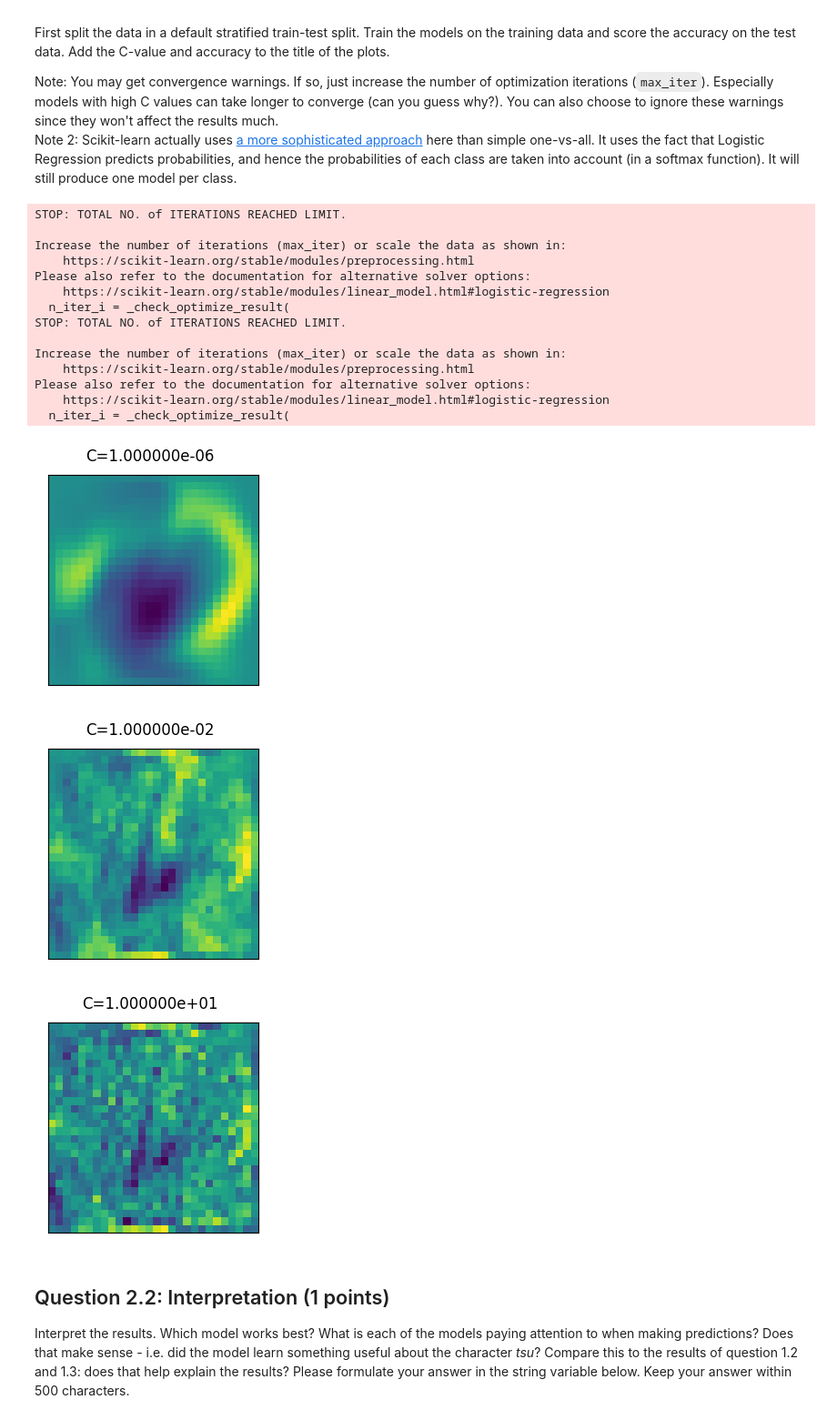
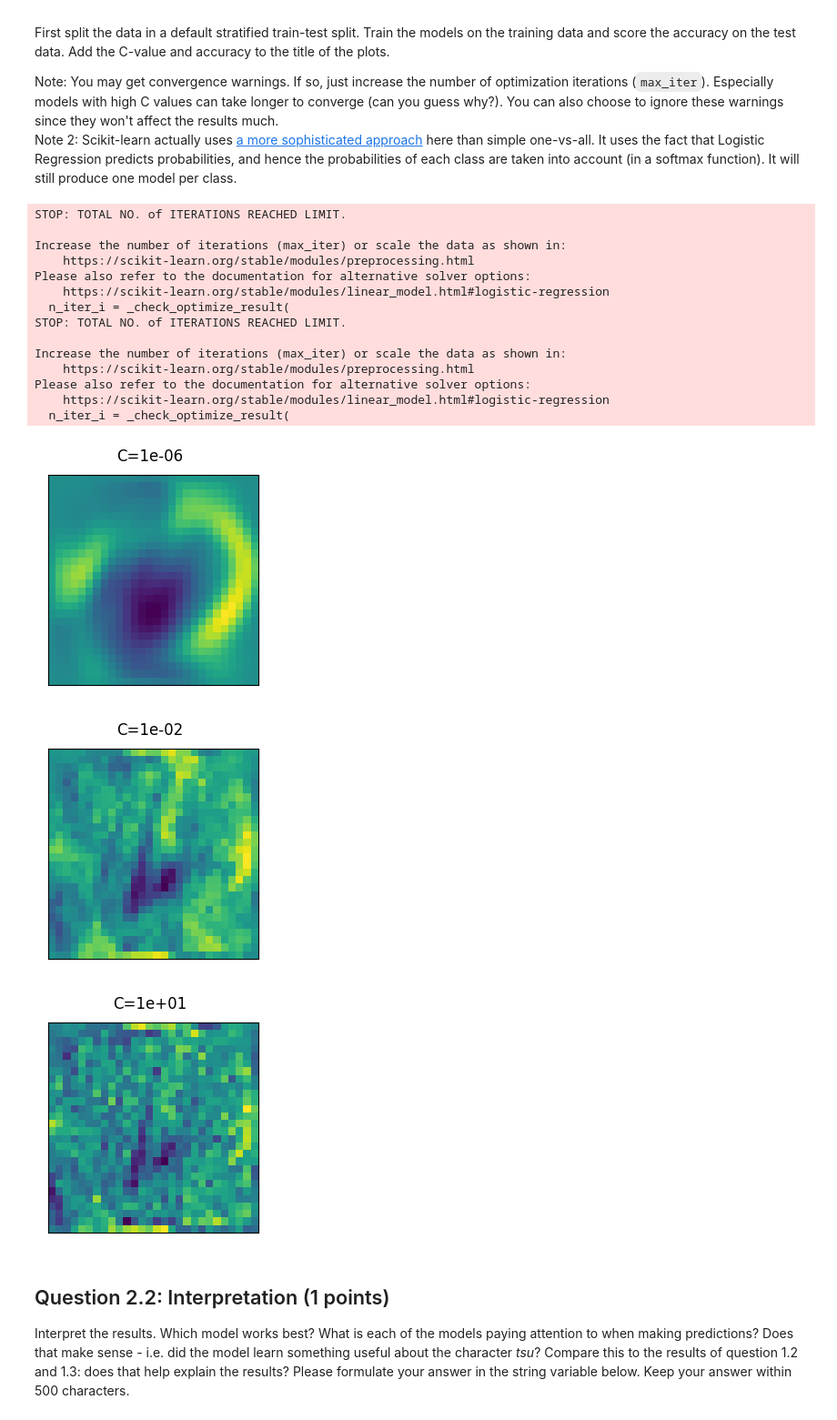
Before and after one commit to n-roussos/ml-course-tue, a Jupyter notebook: Assignment_1.ipynb, the cells around one changed output. Shown at 91% size. Drawn from its saved outputs; the diff is of its cells as text; code cells hidden in the pictures.

```diff
--- a/Assignment_1.ipynb
+++ b/Assignment_1.ipynb
@@ -242,37 +242,37 @@ def plot_tsu_coefficients(X,y):
     X -- the data for training and testing
     y -- the correct labels
 
     Returns: 3 plots, as described above.
     """
     TSU_INDEX = 3
     c_values = [1e-6, 0.01, 10]
     for C in c_values:
         logistic_regressor = LogisticRegression(C=C)
         logistic_regressor.fit(X, y)
 
         tsu_coefs = logistic_regressor.coef_[TSU_INDEX, :]
-        name = "C={:e}".format(C)
+        name = "C={:1.0e}".format(C)
         plot_coefficients(tsu_coefs, name=name)
     pass
 plot_tsu_coefficients(X,y)
 # %% [output]
 STOP: TOTAL NO. of ITERATIONS REACHED LIMIT.
 
 Increase the number of iterations (max_iter) or scale the data as shown in:
     https://scikit-learn.org/stable/modules/preprocessing.html
 Please also refer to the documentation for alternative solver options:
     https://scikit-learn.org/stable/modules/linear_model.html#logistic-regression
   n_iter_i = _check_optimize_result(
 STOP: TOTAL NO. of ITERATIONS REACHED LIMIT.
 
 Increase the number of iterations (max_iter) or scale the data as shown in:
     https://scikit-learn.org/stable/modules/preprocessing.html
 Please also refer to the documentation for alternative solver options:
     https://scikit-learn.org/stable/modules/linear_model.html#logistic-regression
   n_iter_i = _check_optimize_result(
-[figure, old version]
+[figure, new version]
-[figure, old version]
+[figure, new version]
-[figure, old version]
+[figure, new version]
 # %% [markdown]
 ## Question 2.2: Interpretation (1 points)
 Interpret the results. Which model works best? What is each of the models paying attention to when making predictions? Does that make sense - i.e. did the model learn something useful about the character *tsu*? Compare this to the results of question 1.2 and 1.3: does that help explain the results? Please formulate your answer in the string variable below. Keep your answer within 500 characters.
```
Also changed, not shown: parts of 6 cells of this notebook.
